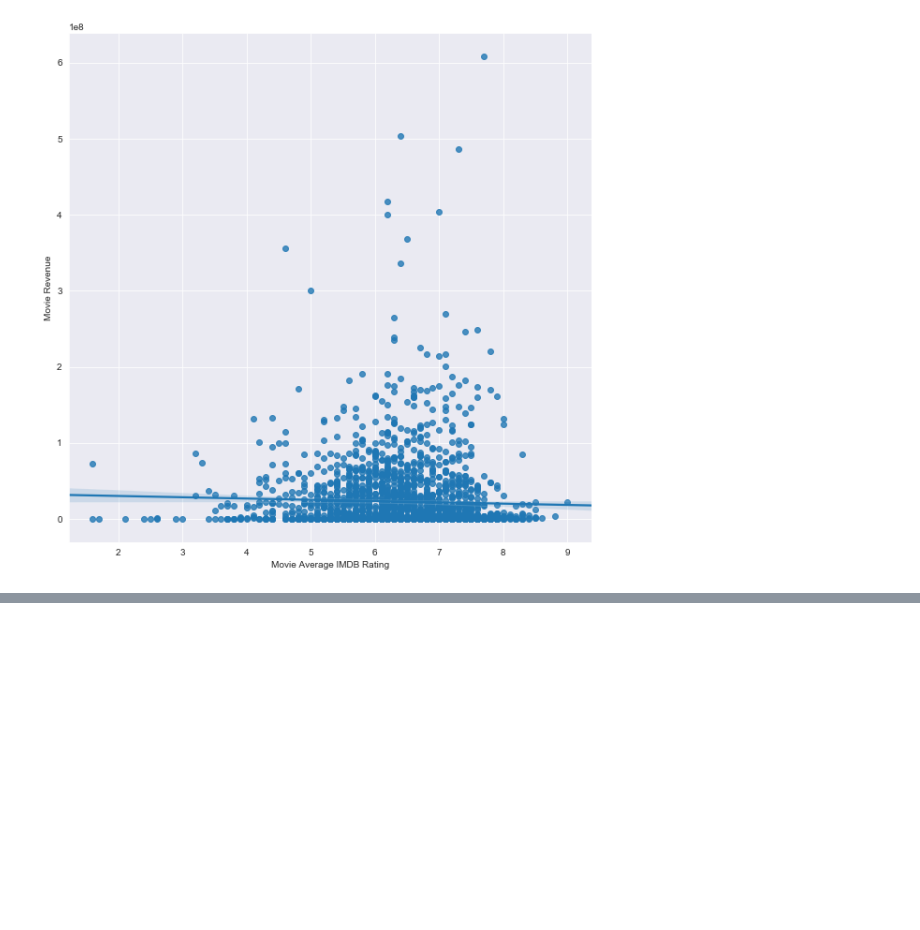
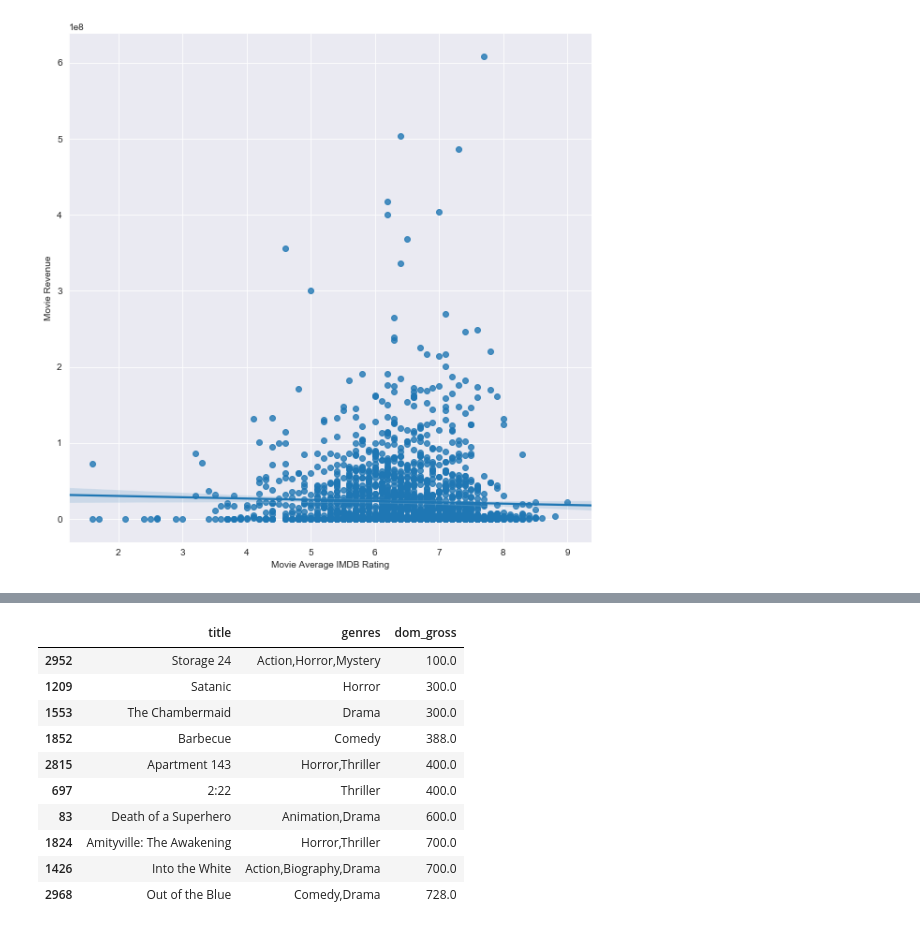
Before and after one commit to aharris2404/microsoft-movie-recommendations, a Jupyter notebook: visualizations/Full_gross_viz.ipynb, the cells around one changed output, grey strips where cells are left out. Cells and saved outputs as stored; diff of their text form; code cells hidden in the pictures; blank space fills up the shorter version.

```diff
--- a/visualizations/Full_gross_viz.ipynb
+++ b/visualizations/Full_gross_viz.ipynb
@@ -161,0 +274,17 @@ pd.DataFrame(table_top_10_dom, columns=('title','genres','dom_gross'))
+# %%
+df_dom_gross_asc = df.sort_values('dom_gross', ascending=True)
+table_bottom_10_dom = df_dom_gross_asc.iloc[:10]
+table_bottom_10_dom
+pd.DataFrame(table_bottom_10_dom, columns=('title','genres','dom_gross'))
+# %% [output]
+|  | title | genres | dom_gross |
+| 2952 | Storage 24 | Action,Horror,Mystery | 100.0 |
+| 1209 | Satanic | Horror | 300.0 |
+| 1553 | The Chambermaid | Drama | 300.0 |
+| 1852 | Barbecue | Comedy | 388.0 |
+| 2815 | Apartment 143 | Horror,Thriller | 400.0 |
+| 697 | 2:22 | Thriller | 400.0 |
+| 83 | Death of a Superhero | Animation,Drama | 600.0 |
+| 1824 | Amityville: The Awakening | Horror,Thriller | 700.0 |
+| 1426 | Into the White | Action,Biography,Drama | 700.0 |
+| 2968 | Out of the Blue | Comedy,Drama | 728.0 |
```
Also changed, not shown: parts of 14 cells of this notebook, 1 other file.
